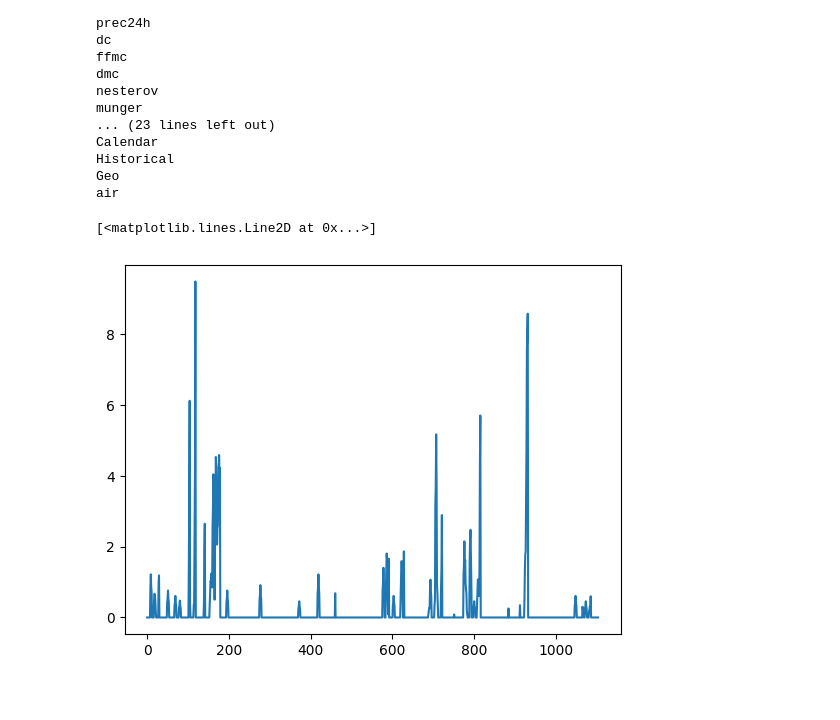
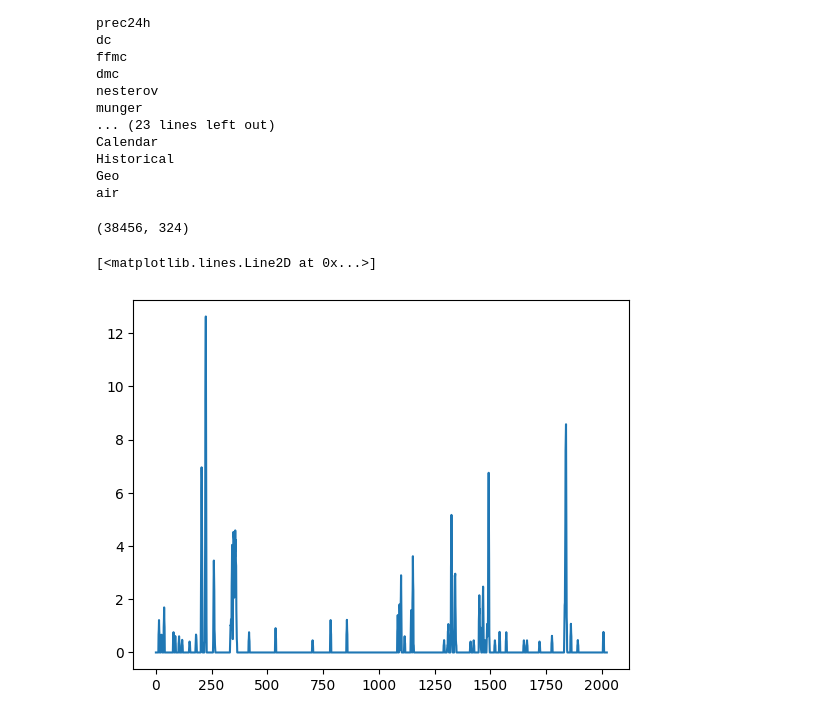
Before and after one commit to NicolasCaronPro/ST-GNN-for-wildifre-prediction, a Jupyter notebook: Prediction/GNN/check_Y.ipynb, the cells around one changed output. Drawn from its saved outputs; the diff is of its cells as text; code cells hidden in the pictures.

```diff
--- a/Prediction/GNN/check_Y.ipynb
+++ b/Prediction/GNN/check_Y.ipynb
@@ -4,10 +50,10 @@ from config import *
 # %%
-name_exp = 'exp1'
+name_exp = 'exp_scale_2'
 sinister = 'firepoint'
 
-Y = read_object('Y_full_10.pkl', Path(name_exp + '/' + sinister + '/' + 'train'))
-X = read_object('X_full_10.pkl', Path(name_exp + '/' + sinister + '/' + 'train'))
-graph = read_object('graph_10.pkl', Path(name_exp + '/' + sinister + '/' + 'train'))
+Y = read_object('Y_full_2.pkl', Path(name_exp + '/' + sinister + '/' + 'train'))
+X = read_object('X_full_2.pkl', Path(name_exp + '/' + sinister + '/' + 'train'))
+graph = read_object('graph_2.pkl', Path(name_exp + '/' + sinister + '/' + 'train'))
 pos_feature, _ = create_pos_feature(graph, 6, features)
 Y_by_date = []
 udates = np.unique(Y[:,4])
@@ -47,0 +177,17 @@ plt.plot(X[:, pos_feature['Historical']])
+# %%
+name_exp = 'exp1'
+sinister = 'firepoint'
+
+Y = read_object('Y_10.pkl', Path(name_exp + '/' + sinister + '/' + 'test/2023'))
+X = read_object('X_10.pkl', Path(name_exp + '/' + sinister + '/' + 'test/2023'))
+Xset = read_object('Xset.pkl', Path(name_exp + '/' + sinister + '/' + 'test/2023'))
+print(X.shape)
+graph = read_object('graph_10.pkl', Path(name_exp + '/' + sinister + '/' + 'test/2023'))
+pos_feature, _ = create_pos_feature(graph, 6, features)
+Y_by_date = []
+udates = np.unique(Y[:,4])
+for d in udates:
+    Y_by_date.append(np.mean(Y[Y[:,4] == d][:, -1]))
+
+Y_by_date = np.asarray(Y_by_date)
+plt.plot(Y_by_date)
@@ -75,17 +230,22 @@ Historical
 Geo
 air
 # %%
-name_exp = 'final'
+name_exp = 'exp1'
 sinister = 'inondation'
 
-Y = read_object('Y_100_7_10.pkl', Path(name_exp + '/' + sinister + '/' + 'train'))
+Y = read_object('Y_full_10.pkl', Path(name_exp + '/' + sinister + '/' + 'train'))
+X = read_object('X_full_10.pkl', Path(name_exp + '/' + sinister + '/' + 'train'))
+graph = read_object('graph_10.pkl', Path(name_exp + '/' + sinister + '/' + 'train'))
+print(X.shape)
+pos_feature, _ = create_pos_feature(graph, 6, features)
 Y_by_date = []
 udates = np.unique(Y[:,4])
 for d in udates:
     Y_by_date.append(np.mean(Y[Y[:,4] == d][:, -1]))
 
 Y_by_date = np.asarray(Y_by_date)
 plt.plot(Y_by_date)
 # %% [output]
-[<matplotlib.lines.Line2D at 0x...>]
+(38456, 324)
+[<matplotlib.lines.Line2D at 0x...>]
-[figure, old version]
+[figure, new version]
```
Also changed, not shown: parts of 15 cells of this notebook, 24 other files.
